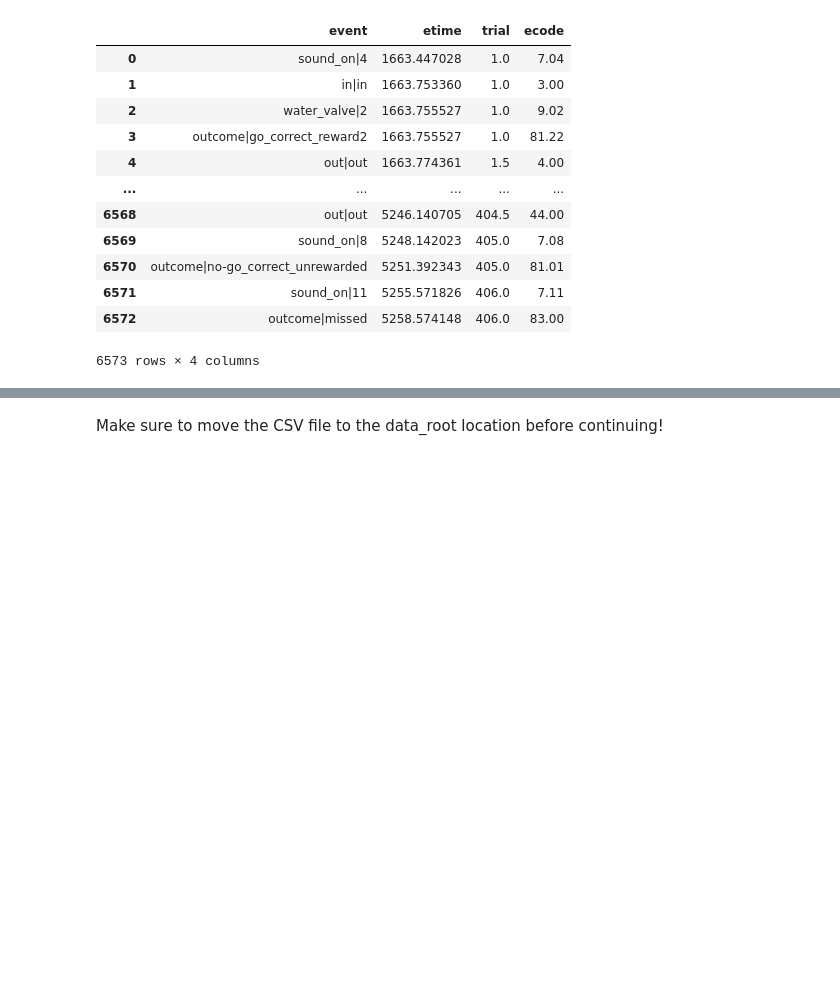
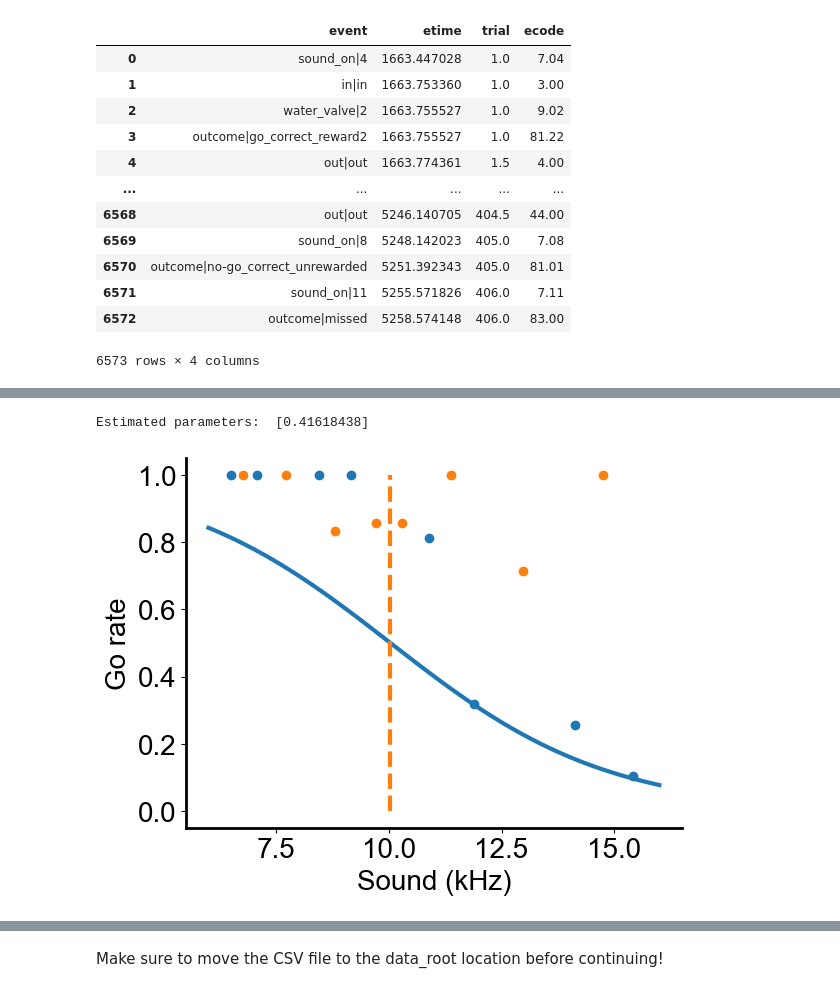
Before and after one commit to sumwor/madeline_go_nogo, a Jupyter notebook: FullCa2Pipeline_1Session.ipynb, the cells around one changed output, grey strips where cells are left out. Drawn from its saved outputs; the diff is of its cells as text; code cells hidden in the pictures; blank space fills up the shorter version.

```diff
--- a/FullCa2Pipeline_1Session.ipynb
+++ b/FullCa2Pipeline_1Session.ipynb
@@ -148,0 +120,8 @@ trialbytrial.response_time()
+# %%
+# psychometric curve
+psyPlot = trialbytrial.psycho_curve()
+psyPlot.save_plot('Psychometric curve.svg', 'svg', saveBehFigPath)
+psyPlot.save_plot('Psychometric curve.tif', 'tif', saveBehFigPath)
+# %% [output]
+Estimated parameters:  [0.41618438]
+[figure, added]
```
Also changed, not shown: parts of 14 cells of this notebook, 15 other files.
